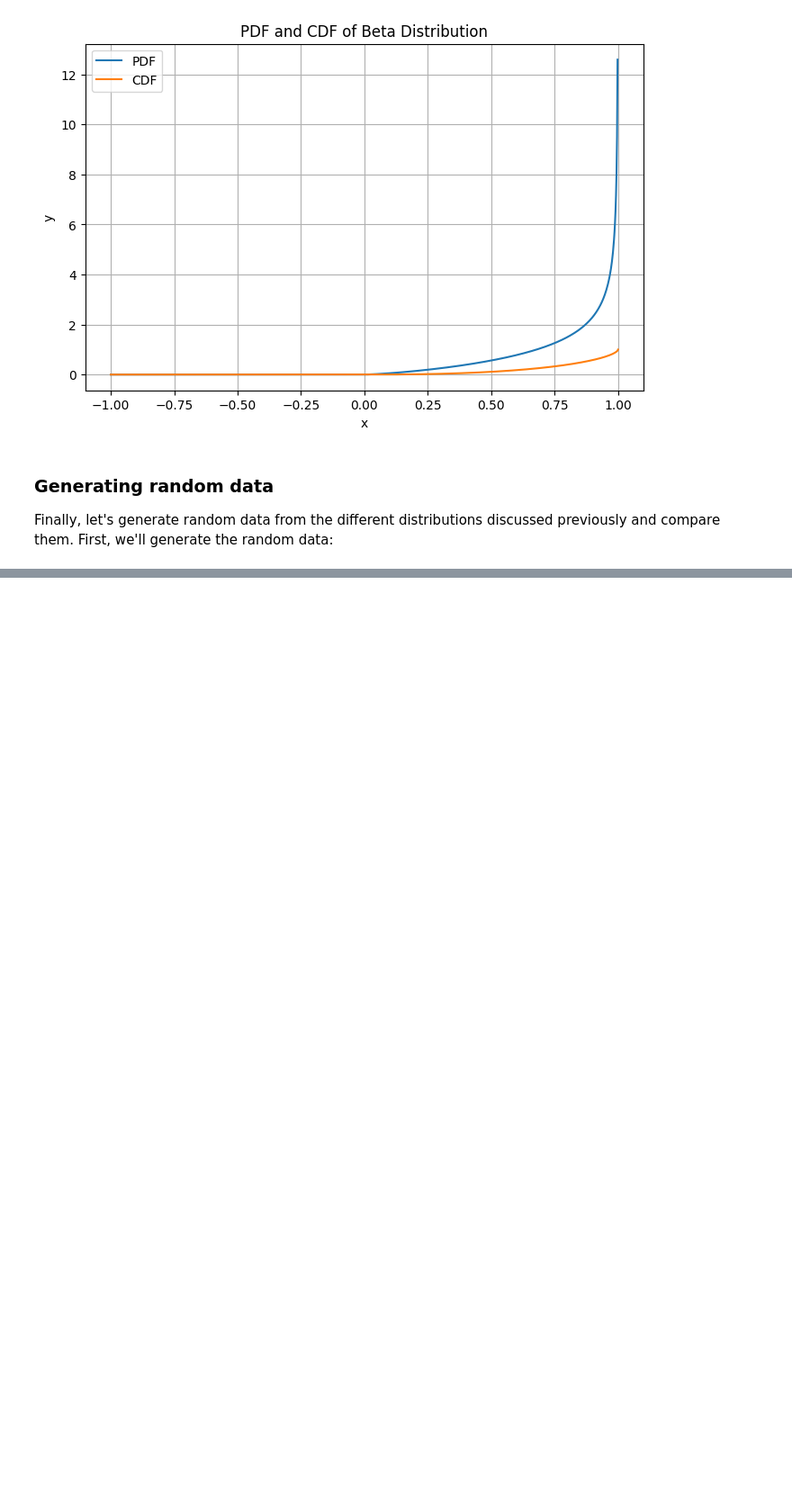
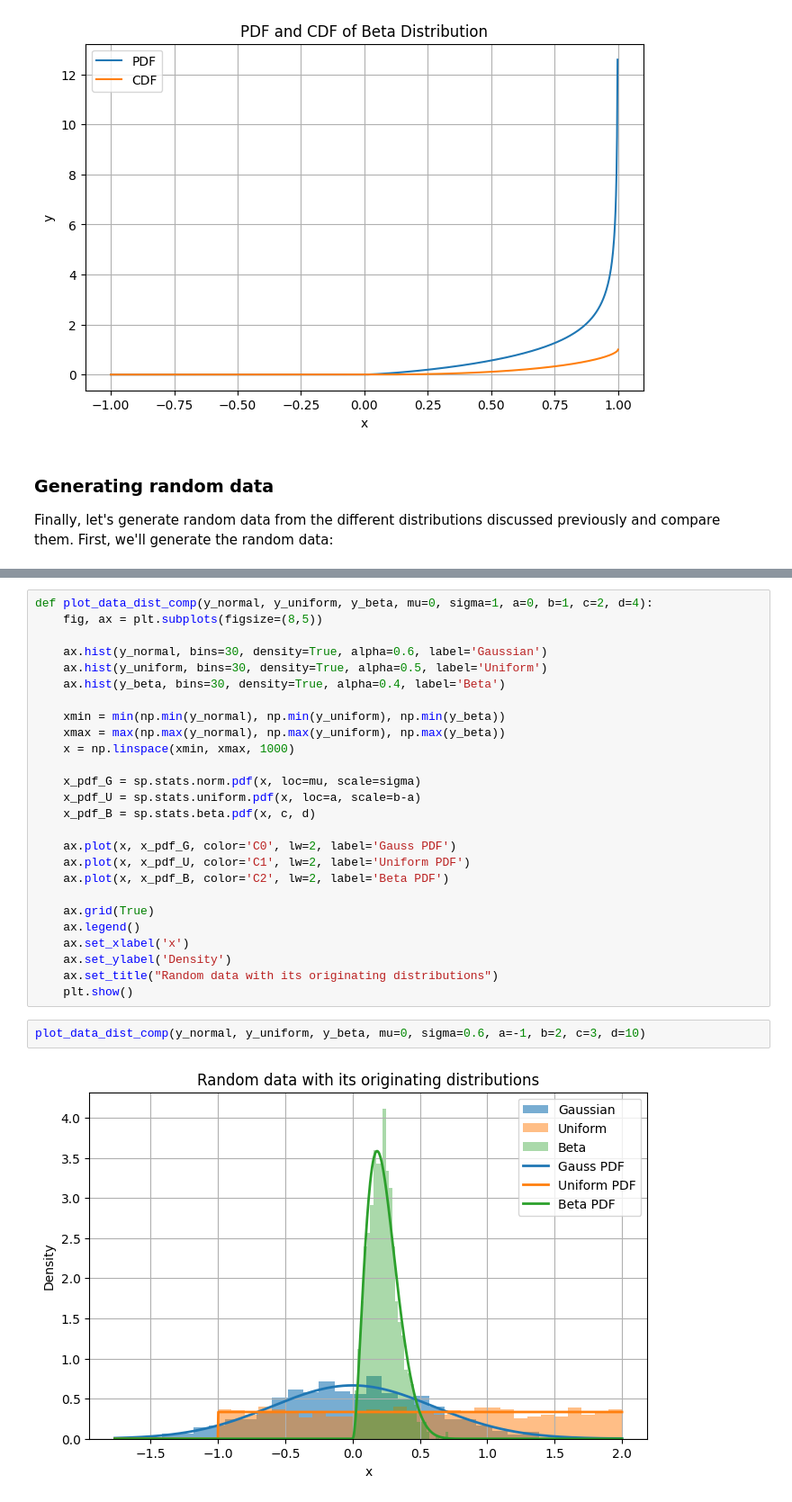
Before and after one commit to g1nj0L/AAQL_2025, a Jupyter notebook: problemes/problem_0.ipynb, the cells around one changed output, grey strips where cells are left out. Shown at 90% size. Cells and saved outputs as stored; diff of their text form; blank space fills up the shorter version.

```diff
--- a/problemes/problem_0.ipynb
+++ b/problemes/problem_0.ipynb
@@ -231,0 +225,30 @@ Text(0.5, 1.0, 'Comparision of randomly generated data')
+# %%
+def plot_data_dist_comp(y_normal, y_uniform, y_beta, mu=0, sigma=1, a=0, b=1, c=2, d=4):
+    fig, ax = plt.subplots(figsize=(8,5))
+
+    ax.hist(y_normal, bins=30, density=True, alpha=0.6, label='Gaussian')
+    ax.hist(y_uniform, bins=30, density=True, alpha=0.5, label='Uniform')
+    ax.hist(y_beta, bins=30, density=True, alpha=0.4, label='Beta')
+
+    xmin = min(np.min(y_normal), np.min(y_uniform), np.min(y_beta))
+    xmax = max(np.max(y_normal), np.max(y_uniform), np.max(y_beta))
+    x = np.linspace(xmin, xmax, 1000)
+
+    x_pdf_G = sp.stats.norm.pdf(x, loc=mu, scale=sigma)
+    x_pdf_U = sp.stats.uniform.pdf(x, loc=a, scale=b-a)
+    x_pdf_B = sp.stats.beta.pdf(x, c, d)
+
+    ax.plot(x, x_pdf_G, color='C0', lw=2, label='Gauss PDF')
+    ax.plot(x, x_pdf_U, color='C1', lw=2, label='Uniform PDF')
+    ax.plot(x, x_pdf_B, color='C2', lw=2, label='Beta PDF')
+
+    ax.grid(True)
+    ax.legend()
+    ax.set_xlabel('x')
+    ax.set_ylabel('Density')
+    ax.set_title("Random data with its originating distributions")
+    plt.show()
+# %%
+plot_data_dist_comp(y_normal, y_uniform, y_beta, mu=0, sigma=0.6, a=-1, b=2, c=3, d=10)
+# %% [output]
+[figure, added]
```
Also changed, not shown: parts of 6 cells of this notebook.
